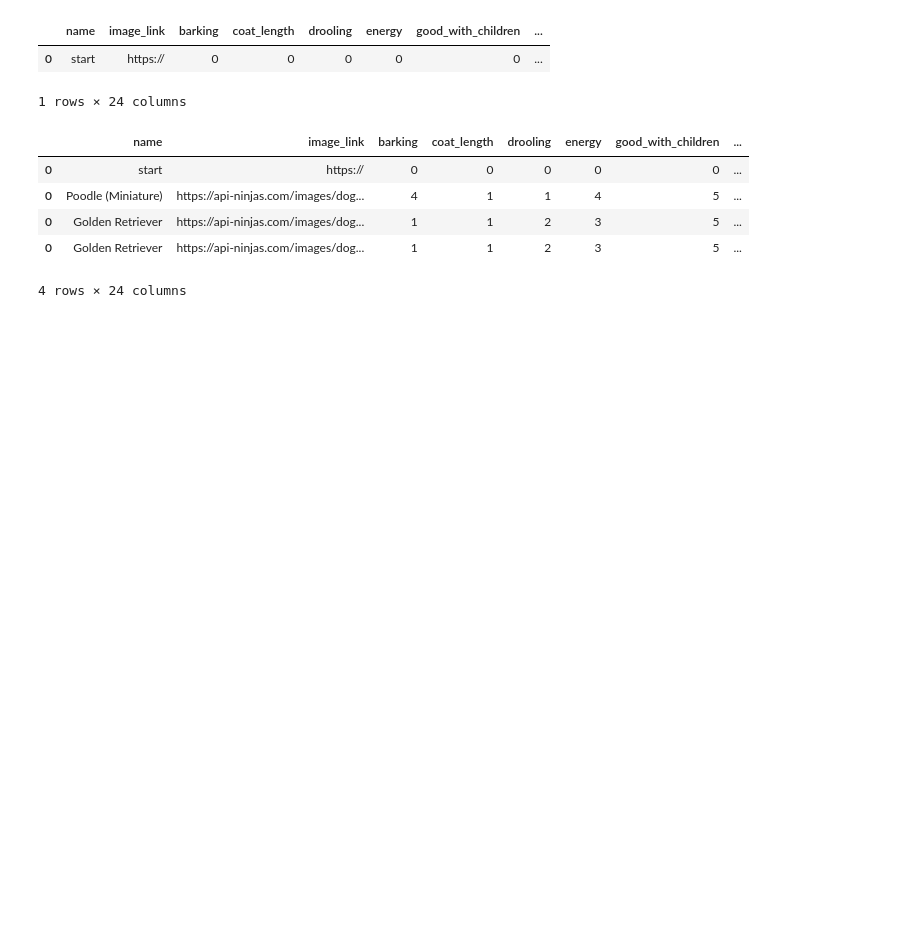
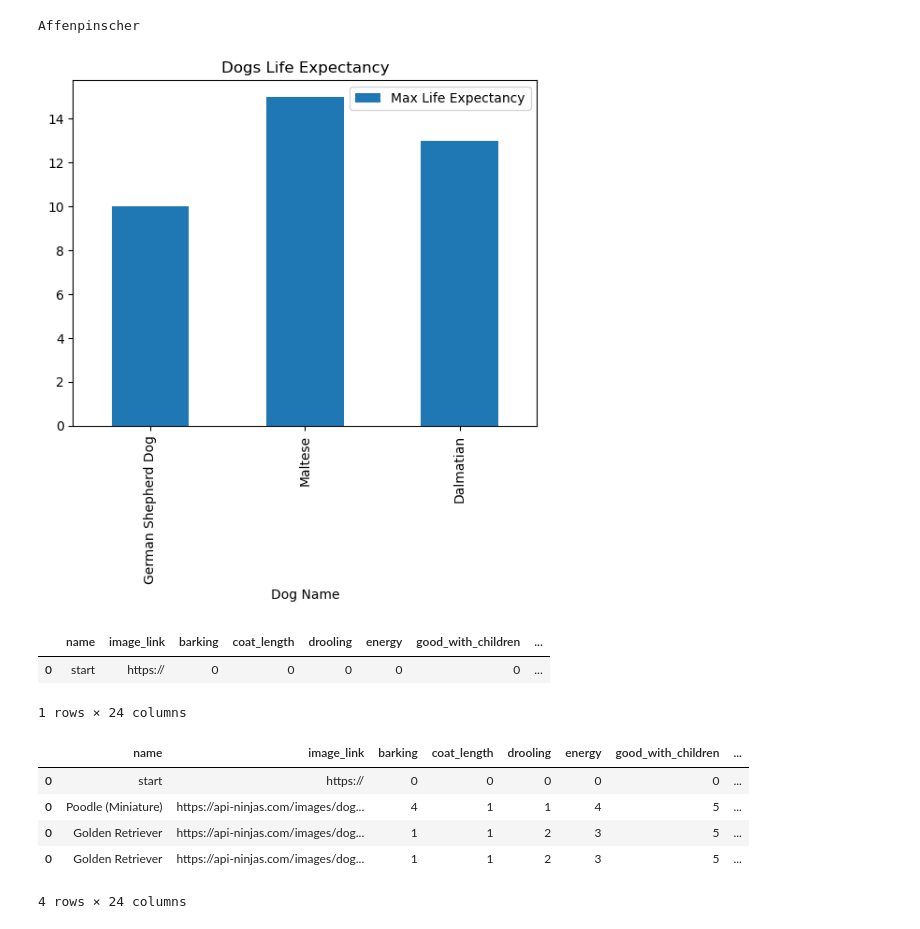
Before and after one commit to Samrosegithub/group_project_1, a Jupyter notebook: akc_api/akc_api.ipynb, the cells around one changed output. Drawn from its saved outputs; the diff is of its cells as text; code cells hidden in the pictures; blank space fills up the shorter version.

```diff
--- a/akc_api/akc_api.ipynb
+++ b/akc_api/akc_api.ipynb
@@ -6,0 +11,12 @@ import pandas as pd
+# %%
+# Enrique's API test call - One dog
+
+name = "German Shepherd Dog" #"Maltese" #"German Sheppard"
+
+url = "https://api.api-ninjas.com/v1/dogs?name={}"
+api_url = url.format(name)
+response = requests.get(api_url, headers={'X-Api-Key': ninjas_api_key})
+
+json_response = response.json()
+
+print(json.dumps(json_response, indent = 4, sort_keys = True))
@@ -6,0 +137,7 @@ import pandas as pd
+# %%
+# creating dogs dataframe
+
+dogs_df = pd.DataFrame(dogs_list_output, columns=['Dog Name', 'Image Link', 'Barking', 'Coat Length', 'Drooling', 'Energy', 'Good with children', 'Good with other dogs', 'Good with strangers', 'Grooming', 'Max Height Female', 'Max Height Male', 'Max Life Expectancy', 'Max Weight Female', 'Max Weight Male', 'Min Height Female', 'Min Height Male', 'Min Life Expectancy', 'Min Weight Female', 'Min Weight Male', 'Playfulness', 'Protectiveness', 'Shedding', 'Trainability' ])
+
+dogs_df
+dogs_df.count()
@@ -6,0 +162,11 @@ import pandas as pd
+# %%
+# load csv
+
+dogs_csv = pd.read_csv("../akc_data.csv")
+
+dog_names = dogs_csv["dog_name"]
+dog_names
+
+print(dog_names[0])
+# %% [output]
+Affenpinscher
@@ -6,0 +175,15 @@ import pandas as pd
+# %%
+# charting the dog life expectancy
+
+dog_max_life_expectancy_df = dogs_df[["Dog Name", "Max Life Expectancy"]]
+
+dog_max_life_expectancy_df = dog_max_life_expectancy_df.set_index("Dog Name")
+
+dog_max_life_expectancy_df
+
+dog_max_life_expectancy_df.plot(kind="bar")
+
+plt.title("Dogs Life Expectancy")
+plt.show()
+# %% [output]
+[figure, added]
```
Also changed, not shown: parts of 12 cells of this notebook, 2 other files.
